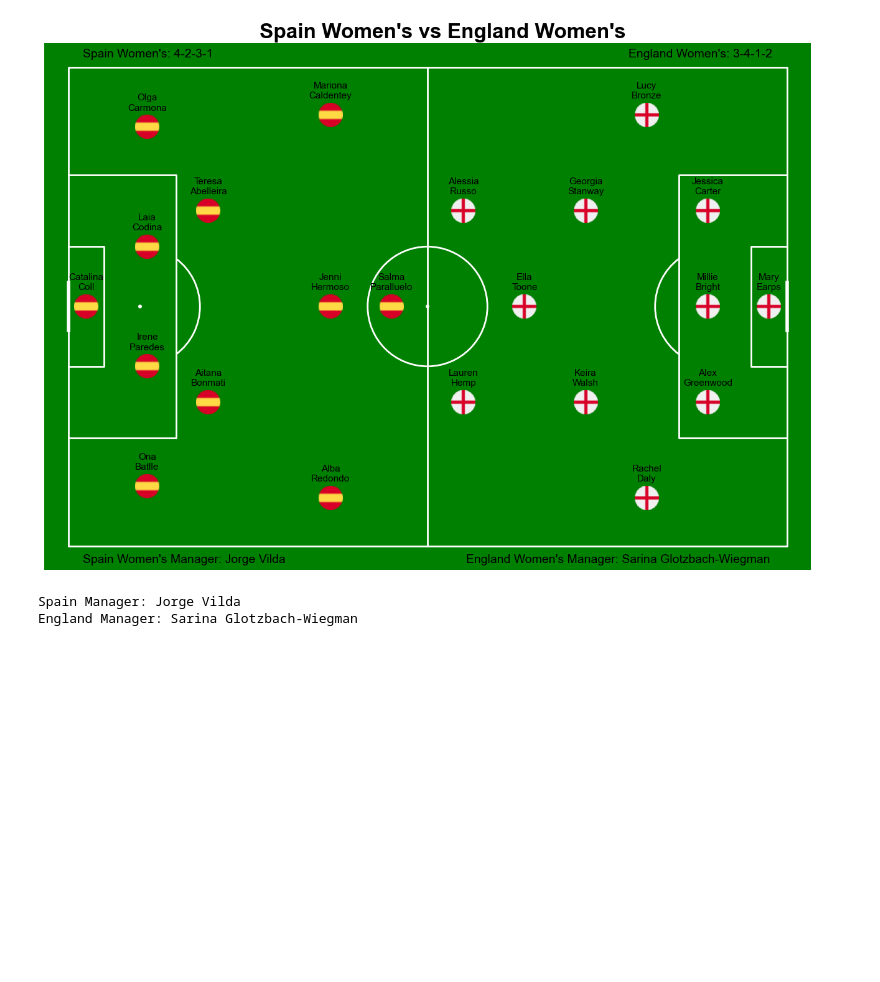
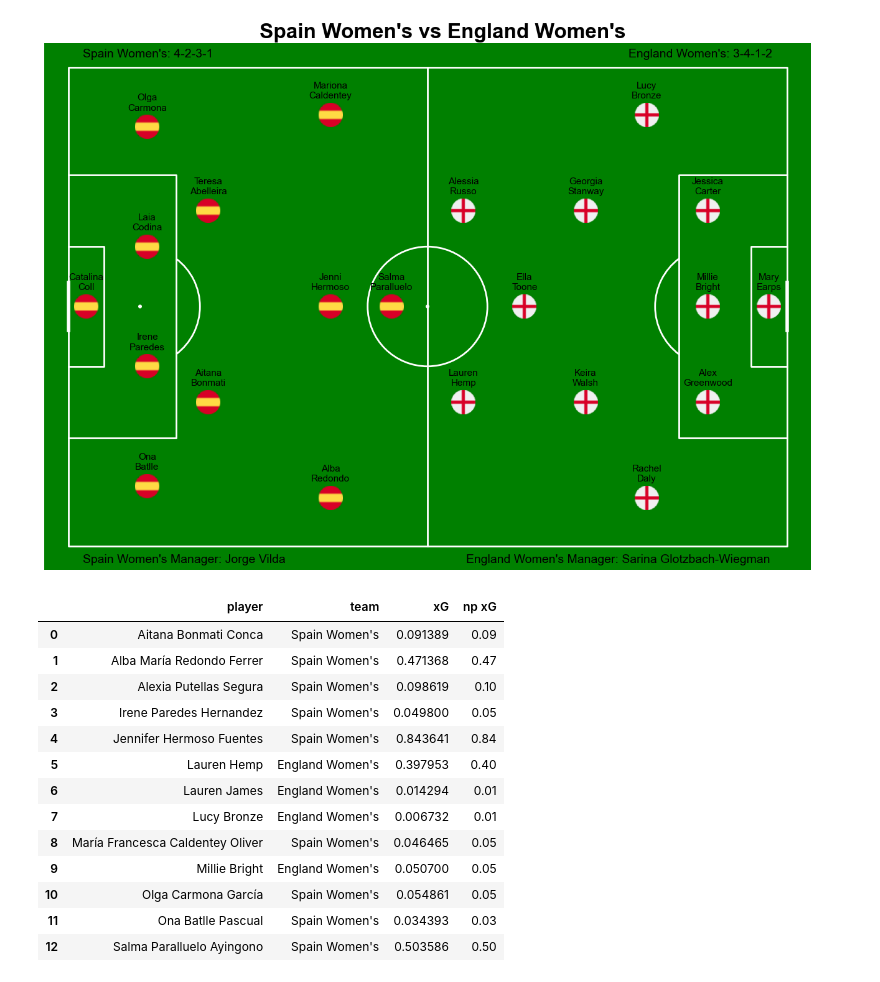
Before and after one commit to FrancescoTrasforini/2023WomenWorldCup-Analysis, a Jupyter notebook: StatsBomb-Women_World_Cup_Analysis.ipynb, the cells around one changed output. Drawn from its saved outputs; the diff is of its cells as text; code cells hidden in the pictures; blank space fills up the shorter version.

Commit message:
Spain-England xG visualization

```diff
--- a/StatsBomb-Women_World_Cup_Analysis.ipynb
+++ b/StatsBomb-Women_World_Cup_Analysis.ipynb
@@ -250,11 +250,51 @@ title_txt = f'{team1} vs 'f'{team2}'
 ax_title = ax.set_title(title_txt,color='black',fontproperties=font_properties,loc='center',x=0.52,weight='bold',fontsize=24)
 # %% [output]
 [figure]
-# %%
-spain_manager = final_match['home_managers'].iloc[0]
-england_manager = final_match['away_managers'].iloc[0]
-print(f'Spain Manager: {spain_manager}')
-print(f'England Manager: {england_manager}')
-# %% [output]
-Spain Manager: Jorge Vilda
-England Manager: Sarina Glotzbach-Wiegman
+# %%
+# split location column in x,y coordinates
+events_df[['x', 'y']] = events_df['location'].apply(pd.Series)
+# %%
+# Retrieve goal events
+
+goals = events_df[(events_df['shot_outcome'] == 'Goal')]
+goals
+
+# get non penalty shots and goals
+shots_df=events_df[(events_df.type=="Shot")]
+goals_df=events_df[(events_df.type=="Shot")&(events_df.shot_outcome=="Goal")]
+
+#goals and goals_df should be the same thing
+# %%
+# get shot count for each player, include team info
+shots_count=shots_df.groupby(['player','team']).size().reset_index()
+
+#rename second column
+shots_count.rename(columns={shots_count.columns[2]: "Shots Taken" }, inplace = True)
+#print(shots_count)
+
+#get goal count for each player, include team info
+goals_count=goals_df.groupby(['player', 'team']).size().reset_index()
+goals_count.rename(columns={goals_count.columns[2]: "Goals Scored" }, inplace = True)
+#print(goals_count)
+
+#get xG count for each player, include team info
+xg_sum=shots_df.groupby(['player', 'team'])['shot_statsbomb_xg'].sum().reset_index()
+#rename second column
+xg_sum.rename(columns={xg_sum.columns[2]: "xG" }, inplace = True)
+#round up to 2 decimal places
+xg_sum['np xG']=xg_sum['xG'].round(2)
+# %% [output]
+|  | player | team | xG | np xG |
+| 0 | Aitana Bonmati Conca | Spain Women's | 0.091389 | 0.09 |
+| 1 | Alba María Redondo Ferrer | Spain Women's | 0.471368 | 0.47 |
+| 2 | Alexia Putellas Segura | Spain Women's | 0.098619 | 0.10 |
+| 3 | Irene Paredes Hernandez | Spain Women's | 0.049800 | 0.05 |
+| 4 | Jennifer Hermoso Fuentes | Spain Women's | 0.843641 | 0.84 |
+| 5 | Lauren Hemp | England Women's | 0.397953 | 0.40 |
+| 6 | Lauren James | England Women's | 0.014294 | 0.01 |
+| 7 | Lucy Bronze | England Women's | 0.006732 | 0.01 |
+| 8 | María Francesca Caldentey Oliver | Spain Women's | 0.046465 | 0.05 |
+| 9 | Millie Bright | England Women's | 0.050700 | 0.05 |
+| 10 | Olga Carmona García | Spain Women's | 0.054861 | 0.05 |
+| 11 | Ona Batlle Pascual | Spain Women's | 0.034393 | 0.03 |
+| 12 | Salma Paralluelo Ayingono | Spain Women's | 0.503586 | 0.50 |
```
Also changed, not shown: parts of 3 cells of this notebook.
